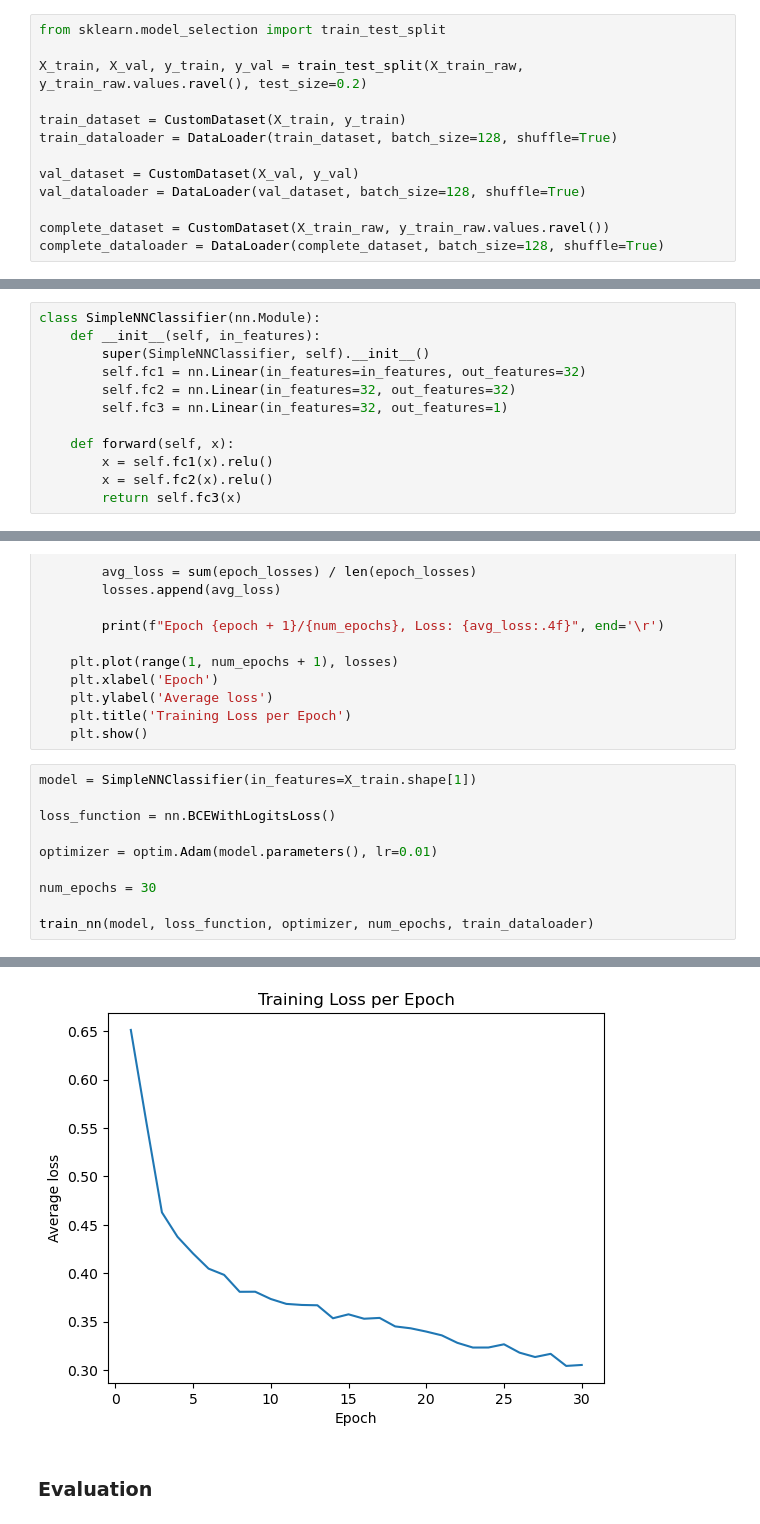
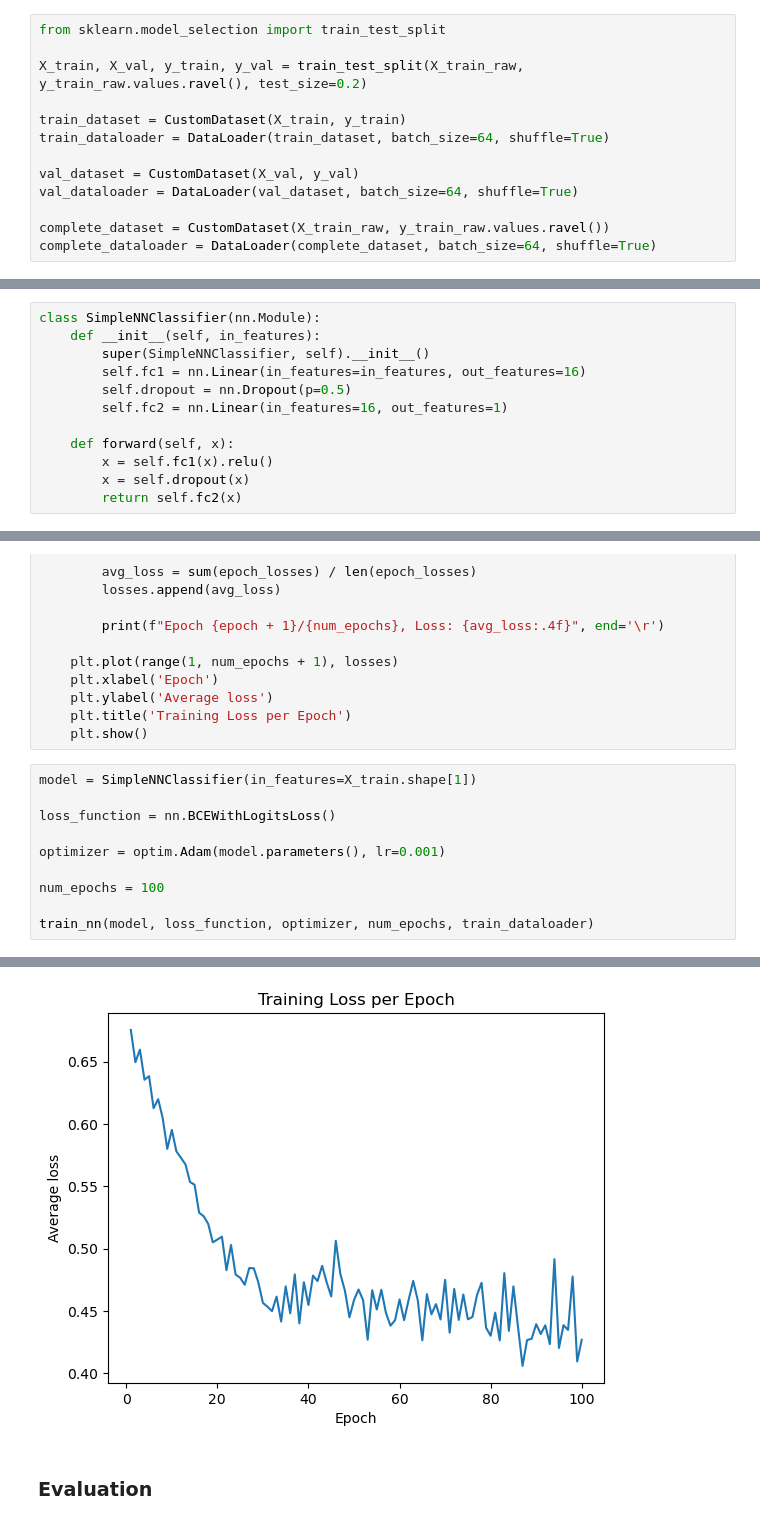
Before and after one commit to WilliamFrisk/kaggle, a Jupyter notebook: competitions/titanic/notebooks/05_MLP_classification.ipynb, the cells around one changed output, grey strips where cells are left out. Cells and saved outputs as stored; diff of their text form.

```diff
--- a/competitions/titanic/notebooks/05_MLP_classification.ipynb
+++ b/competitions/titanic/notebooks/05_MLP_classification.ipynb
@@ -52,13 +52,13 @@ from sklearn.model_selection import train_test_split
 X_train, X_val, y_train, y_val = train_test_split(X_train_raw, y_train_raw.values.ravel(), test_size=0.2)
 
 train_dataset = CustomDataset(X_train, y_train)
-train_dataloader = DataLoader(train_dataset, batch_size=128, shuffle=True)
+train_dataloader = DataLoader(train_dataset, batch_size=64, shuffle=True)
 
 val_dataset = CustomDataset(X_val, y_val)
-val_dataloader = DataLoader(val_dataset, batch_size=128, shuffle=True)
+val_dataloader = DataLoader(val_dataset, batch_size=64, shuffle=True)
 
 complete_dataset = CustomDataset(X_train_raw, y_train_raw.values.ravel())
-complete_dataloader = DataLoader(complete_dataset, batch_size=128, shuffle=True)
+complete_dataloader = DataLoader(complete_dataset, batch_size=64, shuffle=True)
 # %% [markdown]
 ## Neural Network
 # %% [markdown]
@@ -67,14 +67,14 @@ complete_dataloader = DataLoader(complete_dataset, batch_size=128, shuffle=True)
 class SimpleNNClassifier(nn.Module):
     def __init__(self, in_features):
         super(SimpleNNClassifier, self).__init__()
-        self.fc1 = nn.Linear(in_features=in_features, out_features=32)
-        self.fc2 = nn.Linear(in_features=32, out_features=32)
-        self.fc3 = nn.Linear(in_features=32, out_features=1)
+        self.fc1 = nn.Linear(in_features=in_features, out_features=16)
+        self.dropout = nn.Dropout(p=0.5)
+        self.fc2 = nn.Linear(in_features=16, out_features=1)
 
     def forward(self, x):
         x = self.fc1(x).relu()
-        x = self.fc2(x).relu()
-        return self.fc3(x)
+        x = self.dropout(x)
+        return self.fc2(x)
 # %% [markdown]
 ### Training
 # %%
@@ -111,9 +111,9 @@ model = SimpleNNClassifier(in_features=X_train.shape[1])
 
 loss_function = nn.BCEWithLogitsLoss()
 
-optimizer = optim.Adam(model.parameters(), lr=0.01)
+optimizer = optim.Adam(model.parameters(), lr=0.001)
 
-num_epochs = 30
+num_epochs = 100
 
 train_nn(model, loss_function, optimizer, num_epochs, train_dataloader)
 # %% [output]
@@ -121,4 +121,4 @@ Epoch 30/30, Loss: 0.3051
-[figure, old version]
+[figure, new version]
 # %% [markdown]
 ### Evaluation
 # %%
```
Also changed, not shown: parts of 4 cells of this notebook.
